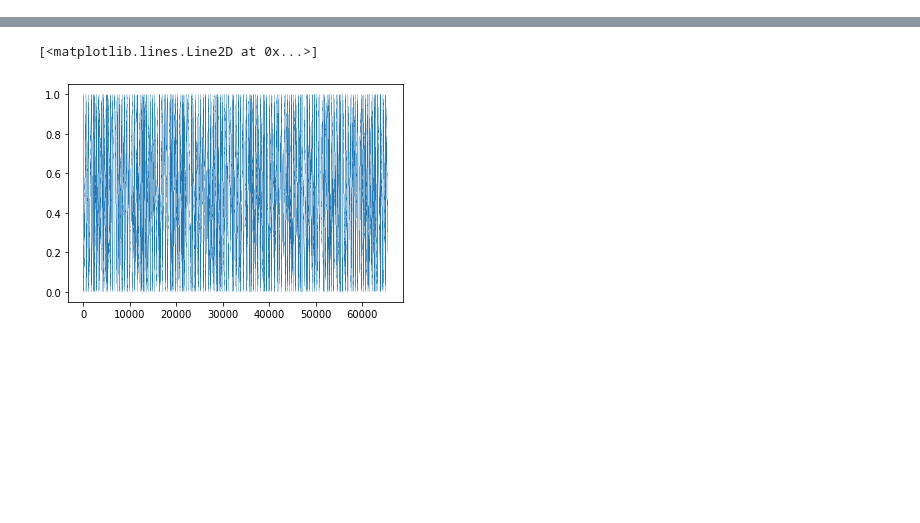
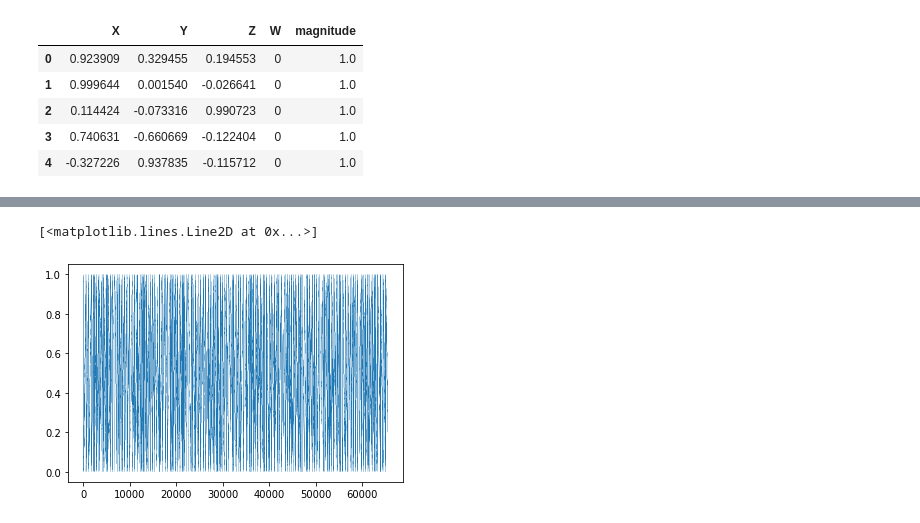
Before and after one commit to RobertRuta/GPU_Accelerated_Vicsek, a Jupyter notebook: data_analysis/data_analysis.ipynb, the cells around one changed output, grey strips where cells are left out. Drawn from its saved outputs; the diff is of its cells as text; code cells hidden in the pictures; blank space fills up the shorter version.

```diff
--- a/data_analysis/data_analysis.ipynb
+++ b/data_analysis/data_analysis.ipynb
@@ -4,5 +5,16 @@ import matplotlib.pyplot as plt
 # %%
 df1 = pd.read_csv('../debugArray_x.csv', header=None)
 df2 = pd.read_csv('../debugArray_y.csv', header=None)
 df3 = pd.read_csv('../debugArray_z.csv', header=None)
 df4 = pd.read_csv('../debugArray_w.csv', header=None)
+df = pd.concat([df1, df2, df3, df4], axis=1)
+df.columns = ["X", "Y", "Z", "W"]
+df["magnitude"] = df.apply(lambda x: np.linalg.norm(np.array(x)), axis=1)
+df.head()
+# %% [output]
+|  | X | Y | Z | W | magnitude |
+| 0 | 0.923909 | 0.329455 | 0.194553 | 0 | 1.0 |
+| 1 | 0.999644 | 0.001540 | -0.026641 | 0 | 1.0 |
+| 2 | 0.114424 | -0.073316 | 0.990723 | 0 | 1.0 |
+| 3 | 0.740631 | -0.660669 | -0.122404 | 0 | 1.0 |
+| 4 | -0.327226 | 0.937835 | -0.115712 | 0 | 1.0 |
```
Also changed, not shown: parts of 3 cells of this notebook, 14 other files.
